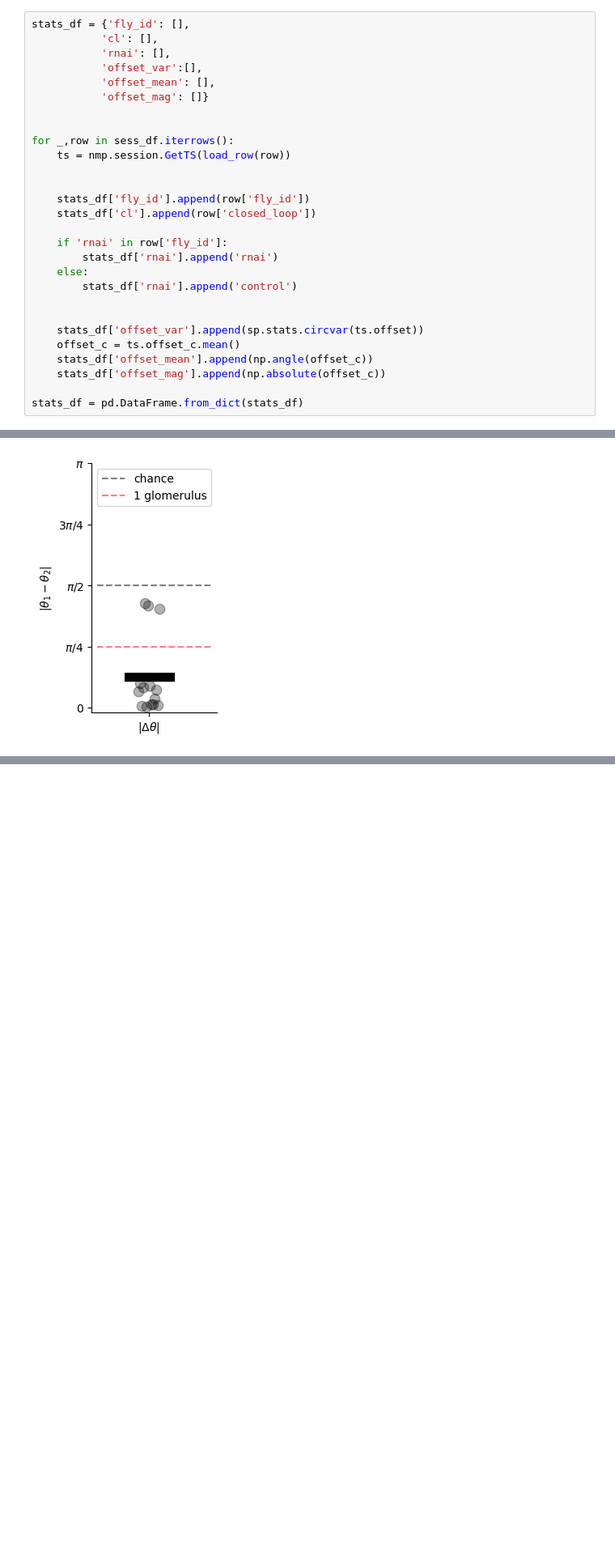
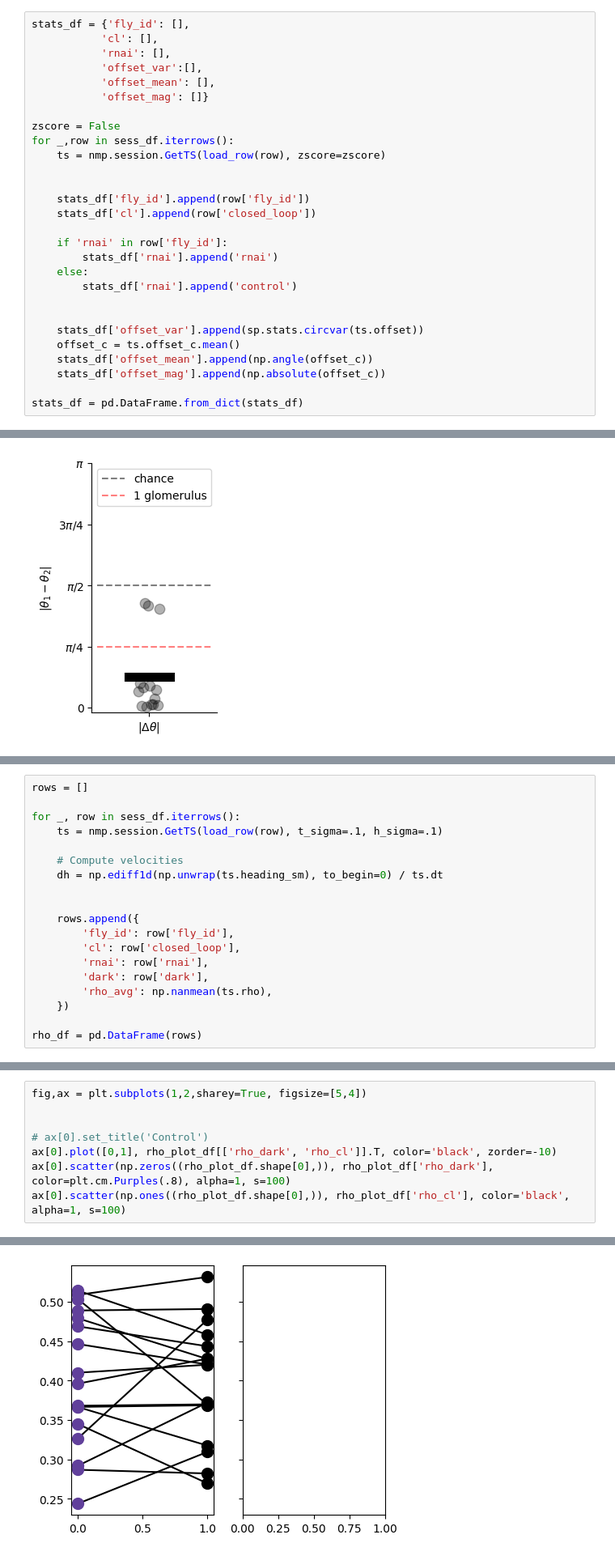
Before and after one commit to yfisher-lab/plitt_turnerevans_oa_instructs_hd_plasticity, a Jupyter notebook: figures/epg_imaging_across_dark/EPG_across_dark.ipynb, the cells around one changed output, grey strips where cells are left out. Shown at 81% size. Saved outputs shown, nothing was run; the diff lists cells and outputs as text; blank space fills up the shorter version.

```diff
--- a/figures/epg_imaging_across_dark/EPG_across_dark.ipynb
+++ b/figures/epg_imaging_across_dark/EPG_across_dark.ipynb
@@ -56,9 +56,9 @@ stats_df = {'fly_id': [],
            'offset_mean': [],
            'offset_mag': []}
 
-
+zscore = False
 for _,row in sess_df.iterrows():
-    ts = nmp.session.GetTS(load_row(row))
+    ts = nmp.session.GetTS(load_row(row), zscore=zscore)
 
 
     stats_df['fly_id'].append(row['fly_id'])
@@ -414,0 +399,19 @@ for fly in ctrl_fly_ids[:1]:
+# %%
+rows = []
+
+for _, row in sess_df.iterrows():
+    ts = nmp.session.GetTS(load_row(row), t_sigma=.1, h_sigma=.1)
+
+    # Compute velocities
+    dh = np.ediff1d(np.unwrap(ts.heading_sm), to_begin=0) / ts.dt
+
+
+    rows.append({
+        'fly_id': row['fly_id'],
+        'cl': row['closed_loop'],
+        'rnai': row['rnai'],
+        'dark': row['dark'],
+        'rho_avg': np.nanmean(ts.rho),
+    })
+
+rho_df = pd.DataFrame(rows)
@@ -414,0 +451,9 @@ for fly in ctrl_fly_ids[:1]:
+# %%
+fig,ax = plt.subplots(1,2,sharey=True, figsize=[5,4])
+
+
+# ax[0].set_title('Control')
+ax[0].plot([0,1], rho_plot_df[['rho_dark', 'rho_cl']].T, color='black', zorder=-10)
+ax[0].scatter(np.zeros((rho_plot_df.shape[0],)), rho_plot_df['rho_dark'], color=plt.cm.Purples(.8), alpha=1, s=100)
+ax[0].scatter(np.ones((rho_plot_df.shape[0],)), rho_plot_df['rho_cl'], color='black', alpha=1, s=100)
+# %% [output]
@@ -414,0 +461 @@ for fly in ctrl_fly_ids[:1]:
+[figure, added]
```
Also changed, not shown: parts of 15 cells of this notebook, 9 other files.
